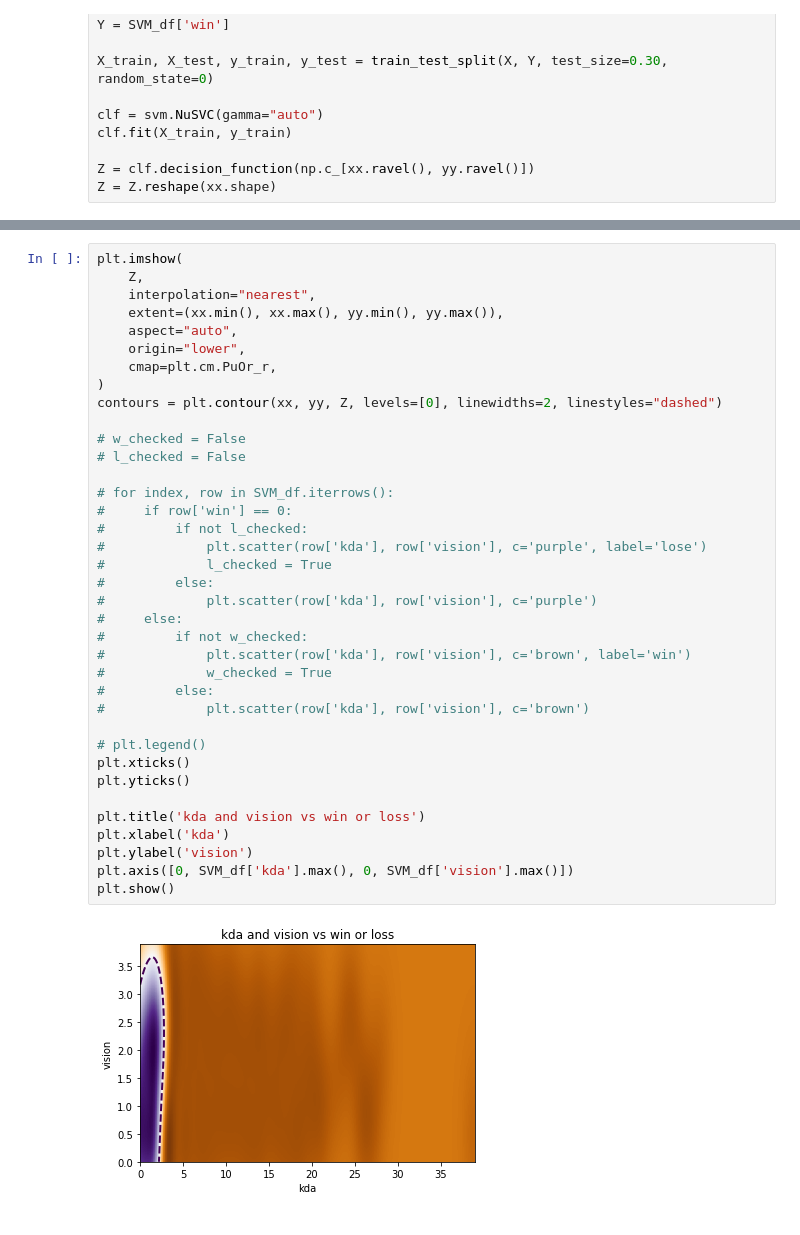
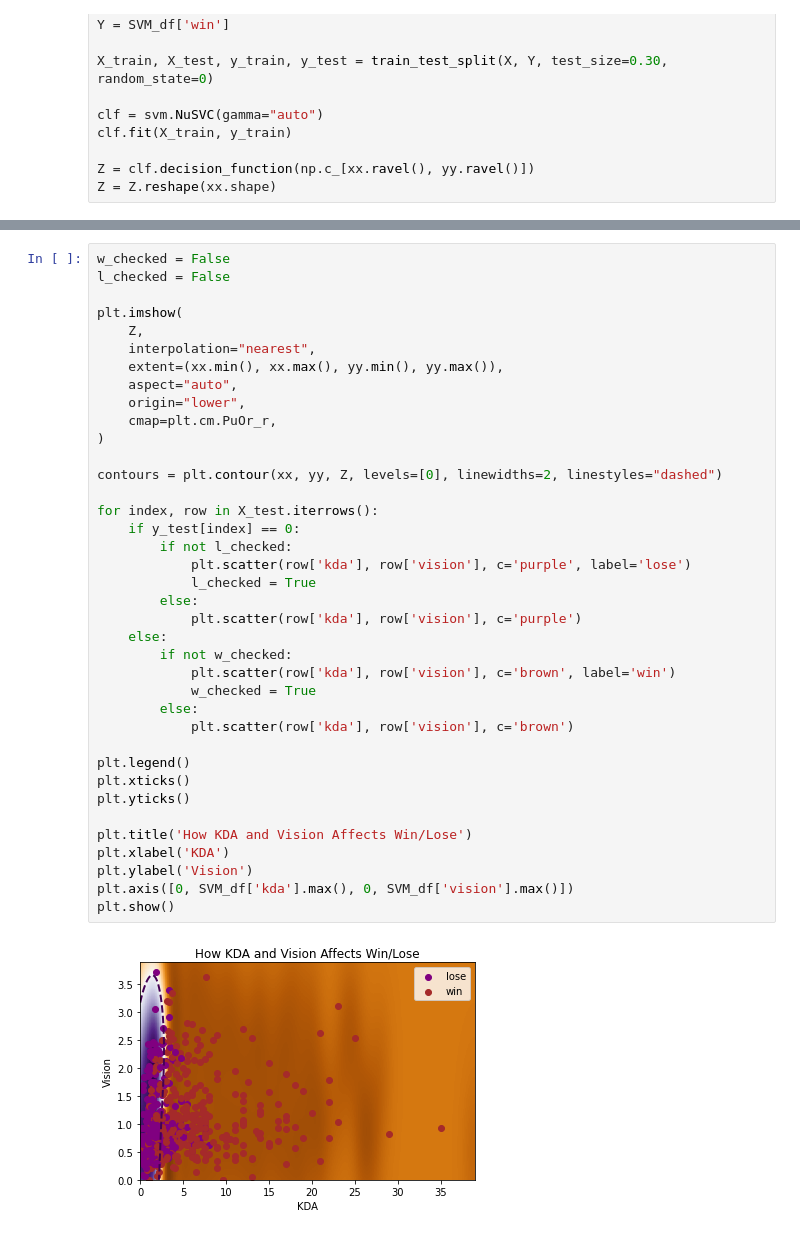
Before and after one commit to dvnmn/320-final-project, a Jupyter notebook: 320_Final_Project.ipynb, the cells around one changed output, grey strips where cells are left out. Saved outputs shown, nothing was run; the diff lists cells and outputs as text.

```diff
--- a/320_Final_Project.ipynb
+++ b/320_Final_Project.ipynb
@@ -195,39 +253,40 @@ Z = Z.reshape(xx.shape)
 # %%
+w_checked = False
+l_checked = False
+
 plt.imshow(
     Z,
     interpolation="nearest",
     extent=(xx.min(), xx.max(), yy.min(), yy.max()),
     aspect="auto",
     origin="lower",
     cmap=plt.cm.PuOr_r,
 )
+
 contours = plt.contour(xx, yy, Z, levels=[0], linewidths=2, linestyles="dashed")
 
-# w_checked = False
-# l_checked = False
+for index, row in X_test.iterrows():
+    if y_test[index] == 0:
+        if not l_checked:
+            plt.scatter(row['kda'], row['vision'], c='purple', label='lose')
+            l_checked = True
+        else:
+            plt.scatter(row['kda'], row['vision'], c='purple')
+    else:
+        if not w_checked:
+            plt.scatter(row['kda'], row['vision'], c='brown', label='win')
+            w_checked = True
+        else:
+            plt.scatter(row['kda'], row['vision'], c='brown')
 
-# for index, row in SVM_df.iterrows():
-#     if row['win'] == 0:
-#         if not l_checked:
-#             plt.scatter(row['kda'], row['vision'], c='purple', label='lose')
-#             l_checked = True
-#         else:
-#             plt.scatter(row['kda'], row['vision'], c='purple')
-#     else:
-#         if not w_checked:
-#             plt.scatter(row['kda'], row['vision'], c='brown', label='win')
-#             w_checked = True
-#         else:
-#             plt.scatter(row['kda'], row['vision'], c='brown')
-
-# plt.legend()
+plt.legend()
 plt.xticks()
 plt.yticks()
 
-plt.title('kda and vision vs win or loss')
-plt.xlabel('kda')
-plt.ylabel('vision')
+plt.title('How KDA and Vision Affects Win/Lose')
+plt.xlabel('KDA')
+plt.ylabel('Vision')
 plt.axis([0, SVM_df['kda'].max(), 0, SVM_df['vision'].max()])
 plt.show()
 # %% [output]
-[figure, old version]
+[figure, new version]
```
Also changed, not shown: parts of 12 cells of this notebook.
